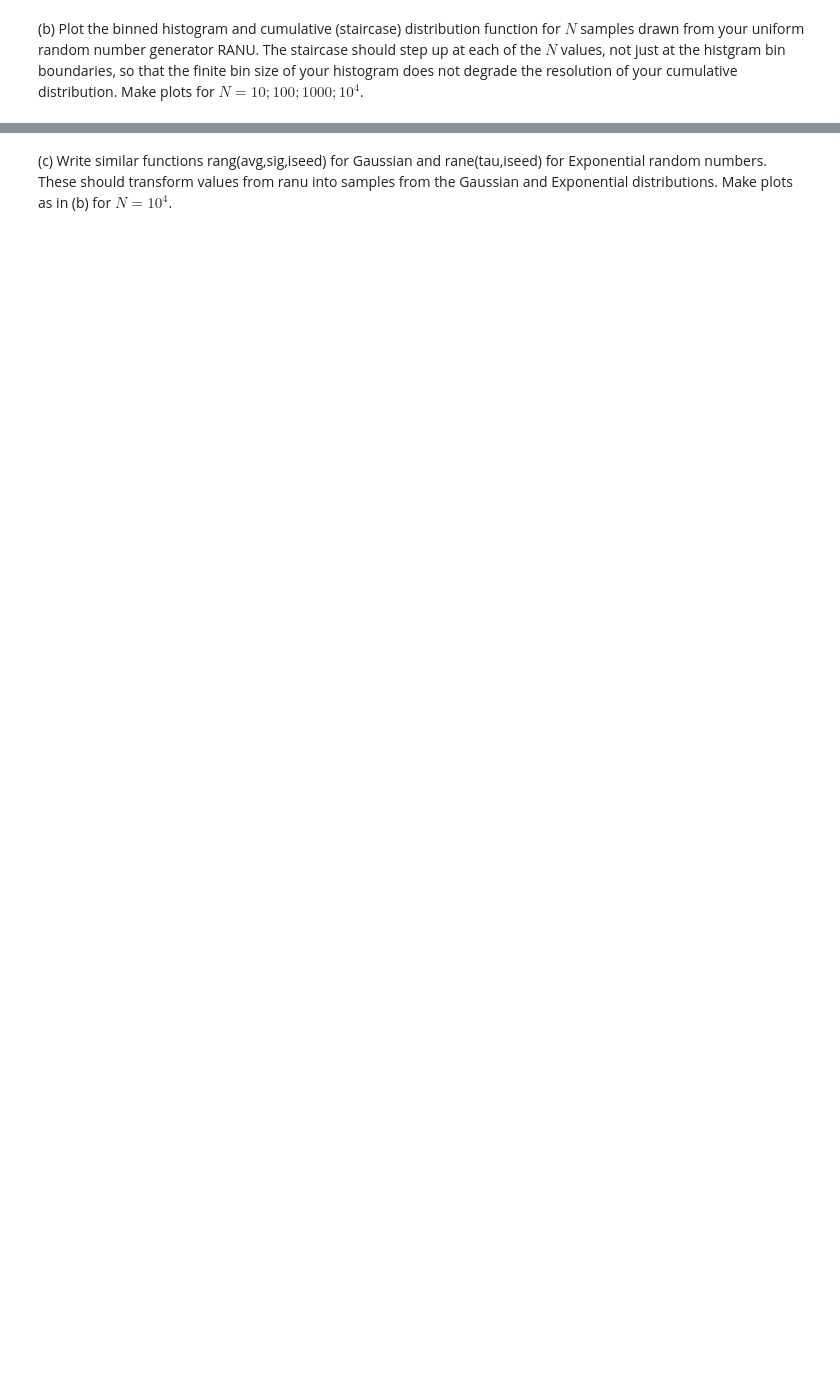
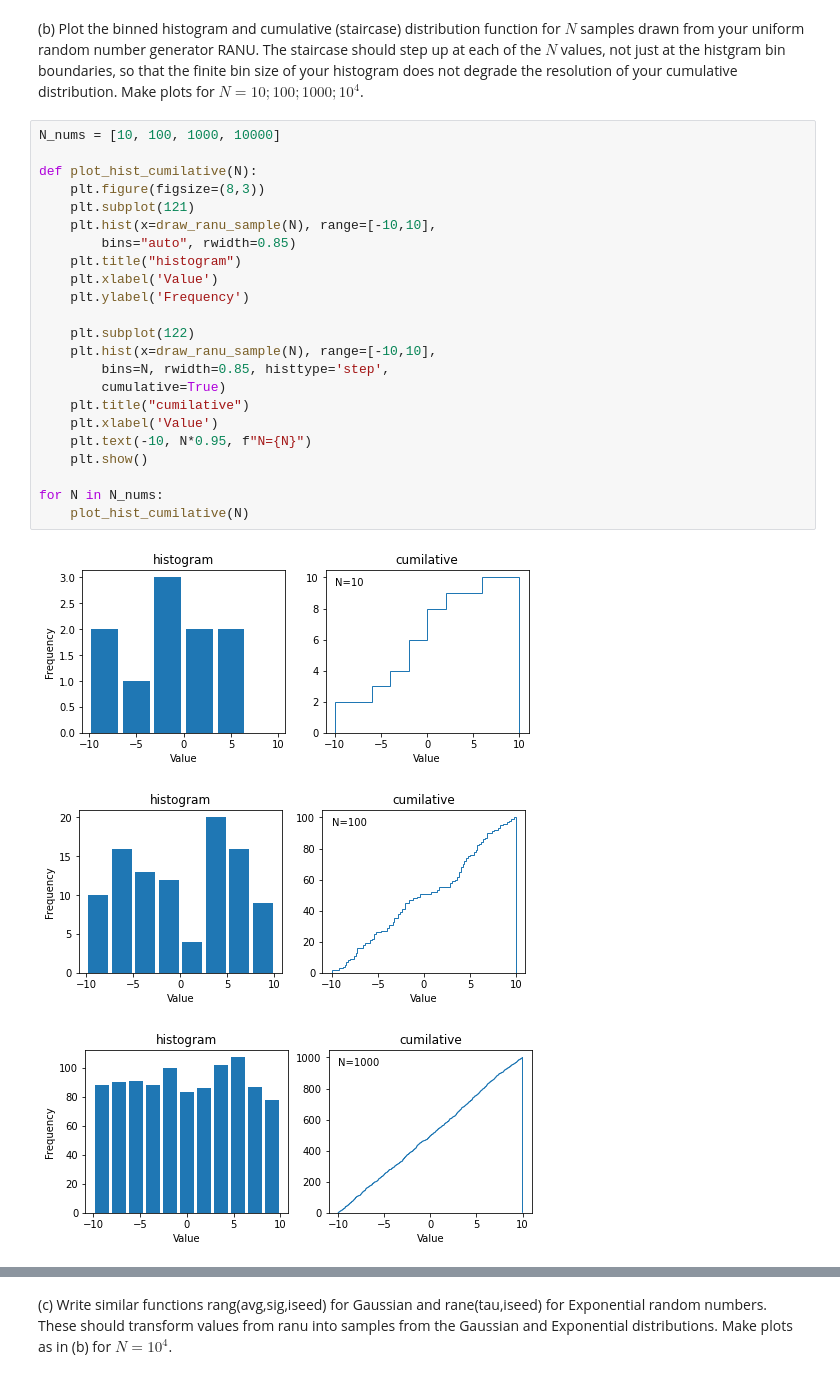
Before and after one commit to alphalyncis/adaa, a Jupyter notebook: hw1/hw1.ipynb, the cells around one changed output, grey strips where cells are left out. Drawn from its saved outputs; the diff is of its cells as text; blank space fills up the shorter version.

```diff
--- a/hw1/hw1.ipynb
+++ b/hw1/hw1.ipynb
@@ -55,2 +91,29 @@ print them to show that they are the same as the first sequence.
 # %% [markdown]
 (b) Plot the binned histogram and cumulative (staircase) distribution function for $N$ samples drawn from your uniform random number generator RANU. The staircase should step up at each of the $N$ values, not just at the histgram bin boundaries, so that the finite bin size of your histogram does not degrade the resolution of your cumulative distribution. Make plots for $N = 10; 100; 1000; 10^4$.
+# %%
+N_nums = [10, 100, 1000, 10000]
+
+def plot_hist_cumilative(N):
+    plt.figure(figsize=(8,3))
+    plt.subplot(121)
+    plt.hist(x=draw_ranu_sample(N), range=[-10,10],
+        bins="auto", rwidth=0.85)
+    plt.title("histogram")
+    plt.xlabel('Value')
+    plt.ylabel('Frequency')
+
+    plt.subplot(122)
+    plt.hist(x=draw_ranu_sample(N), range=[-10,10],
+        bins=N, rwidth=0.85, histtype='step',
+        cumulative=True)
+    plt.title("cumilative")
+    plt.xlabel('Value')
+    plt.text(-10, N*0.95, f"N={N}")
+    plt.show()
+
+for N in N_nums:
+    plot_hist_cumilative(N)
+# %% [output]
+[figure, added]
+[figure, added]
+[figure, added]
```
Also changed, not shown: parts of 7 cells of this notebook.
